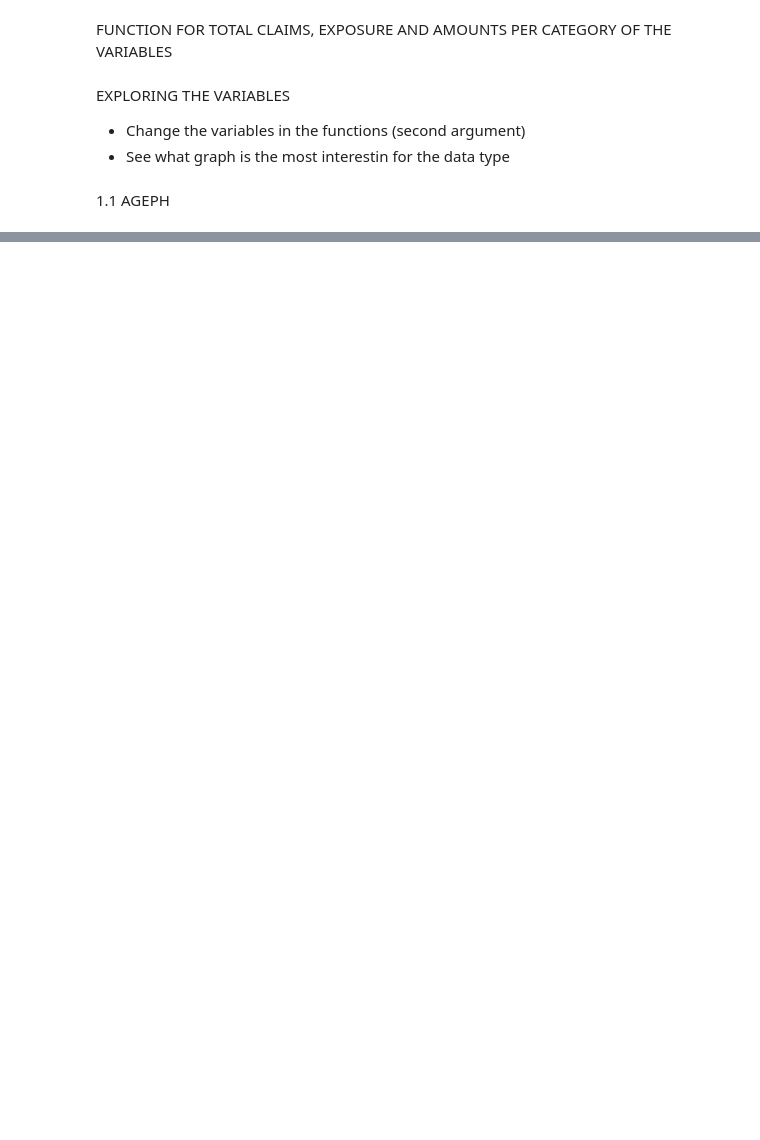
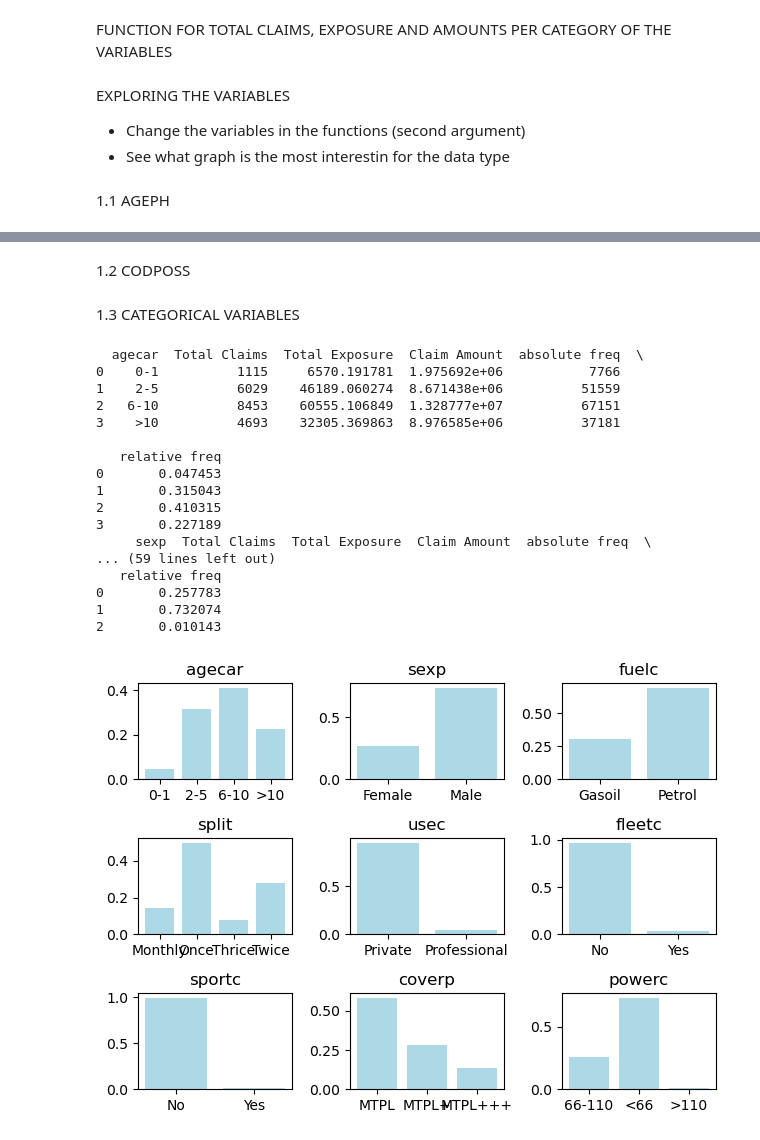
Before and after one commit to HalfmoonSD/Data-Science-for-Non-Life-Insurance-Project, a Jupyter notebook: Exploratory_analysis.ipynb, the cells around one changed output, grey strips where cells are left out. Saved outputs shown, nothing was run; the diff lists cells and outputs as text; code cells hidden in the pictures; blank space fills up the shorter version.

```diff
--- a/Exploratory_analysis.ipynb
+++ b/Exploratory_analysis.ipynb
@@ -113,0 +103,2 @@ plt
+# %% [markdown]
+1.2 CODPOSS
@@ -113,0 +112,78 @@ plt
+# %% [markdown]
+1.3 CATEGORICAL VARIABLES
+# %%
+agecar = aggregation(df,'agecar')
+print(agecar)
+plt.subplot(3,3,1)
+plt.bar(agecar['agecar'],agecar['relative freq'], color = 'lightblue')
+plt.title('agecar')
+
+sexp = aggregation(df,'sexp')
+print(sexp)
+plt.subplot(3,3,2)
+plt.bar(sexp['sexp'],sexp['relative freq'], color = 'lightblue')
+plt.title('sexp')
+
+fuelc = aggregation(df,'fuelc')
+print(fuelc)
+plt.subplot(3,3,3)
+plt.bar(fuelc['fuelc'],fuelc['relative freq'], color = 'lightblue')
+plt.title('fuelc')
+
+split = aggregation(df,'split')
+print(split)
+plt.subplot(3,3,4)
+plt.bar(split['split'],split['relative freq'], color = 'lightblue')
+plt.title('split')
+
+usec = aggregation(df,'usec')
+print(usec)
+plt.subplot(3,3,5)
+plt.bar(usec['usec'],usec['relative freq'], color = 'lightblue')
+plt.title('usec')
+
+fleetc = aggregation(df,'fleetc')
+print(fleetc)
+plt.subplot(3,3,6)
+plt.bar(fleetc['fleetc'],fleetc['relative freq'], color = 'lightblue')
+plt.title('fleetc')
+
+sportc = aggregation(df,'sportc')
+print(sportc)
+plt.subplot(3,3,7)
+plt.bar(sportc['sportc'],sportc['relative freq'], color = 'lightblue')
+plt.title('sportc')
+
+coverp = aggregation(df,'coverp')
+print(coverp)
+plt.subplot(3,3,8)
+plt.bar(coverp['coverp'],coverp['relative freq'], color = 'lightblue')
+plt.title('coverp')
+
+powerc = aggregation(df,'powerc')
+print(powerc)
+plt.subplot(3,3,9)
+plt.bar(powerc['powerc'],powerc['relative freq'], color = 'lightblue')
+plt.title('powerc')
+
+plt.tight_layout()
+plt.show()
+# %% [output]
+  agecar  Total Claims  Total Exposure  Claim Amount  absolute freq  \
+0    0-1          1115     6570.191781  1.975692e+06           7766
+1    2-5          6029    46189.060274  8.671438e+06          51559
+2   6-10          8453    60555.106849  1.328777e+07          67151
+3    >10          4693    32305.369863  8.976585e+06          37181
+
+   relative freq
+0       0.047453
+1       0.315043
+2       0.410315
+3       0.227189
+     sexp  Total Claims  Total Exposure  Claim Amount  absolute freq  \
+... (59 lines left out)
+   relative freq
+0       0.257783
+1       0.732074
+2       0.010143
+[figure, added]
```
Also changed, not shown: parts of 8 cells of this notebook.
